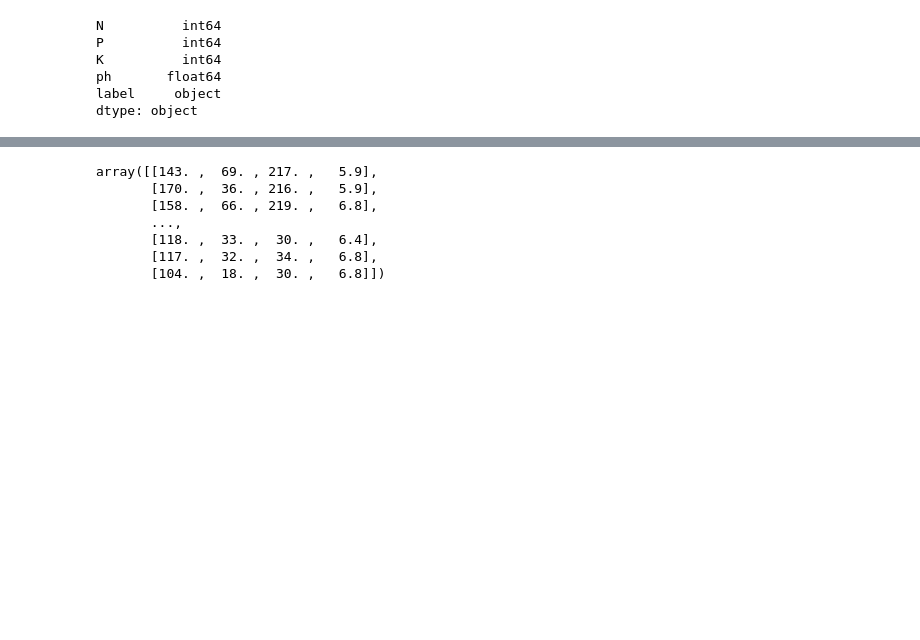
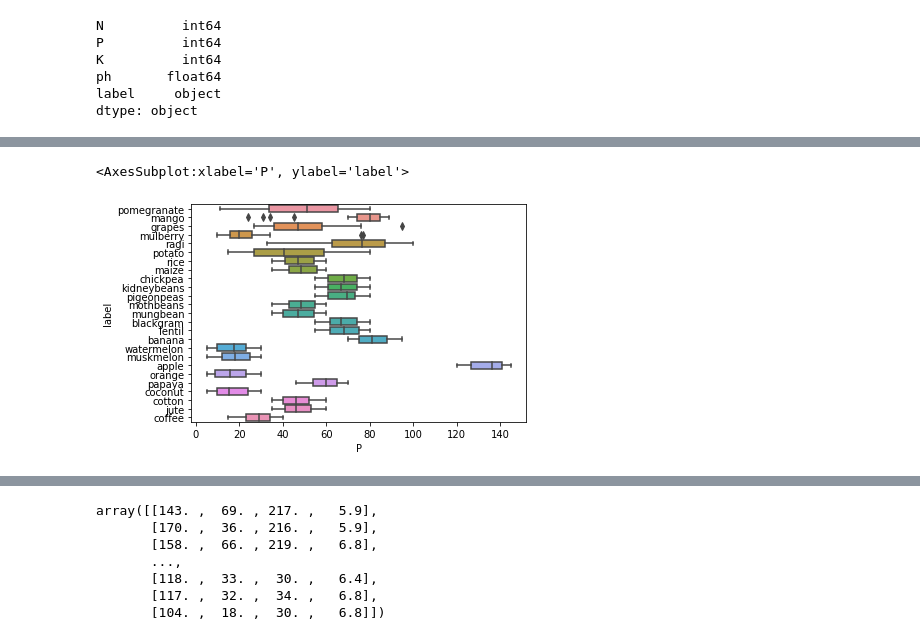
Before and after one commit to Kalrakhush/AgriGuide, a Jupyter notebook: AgriGuide.ipynb, the cells around one changed output, grey strips where cells are left out. Drawn from its saved outputs; the diff is of its cells as text; code cells hidden in the pictures; blank space fills up the shorter version.

```diff
--- a/AgriGuide.ipynb
+++ b/AgriGuide.ipynb
@@ -24,0 +52,5 @@ dtype: object
+# %%
+sns.boxplot(x='P', y='label',data=df)
+# %% [output]
+<AxesSubplot:xlabel='P', ylabel='label'>
+[figure, added]
```
Also changed, not shown: parts of 10 cells of this notebook, 3 other files.
